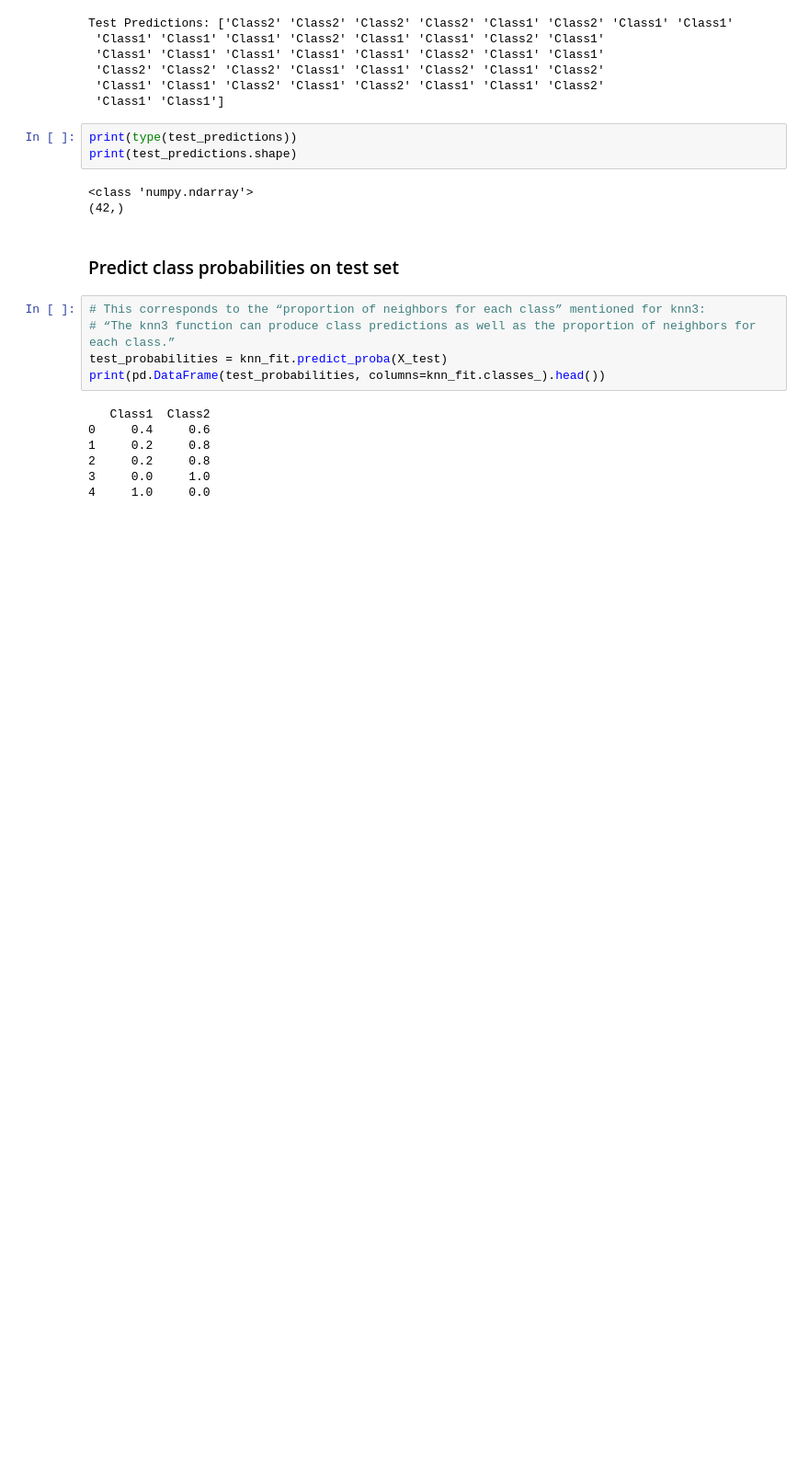
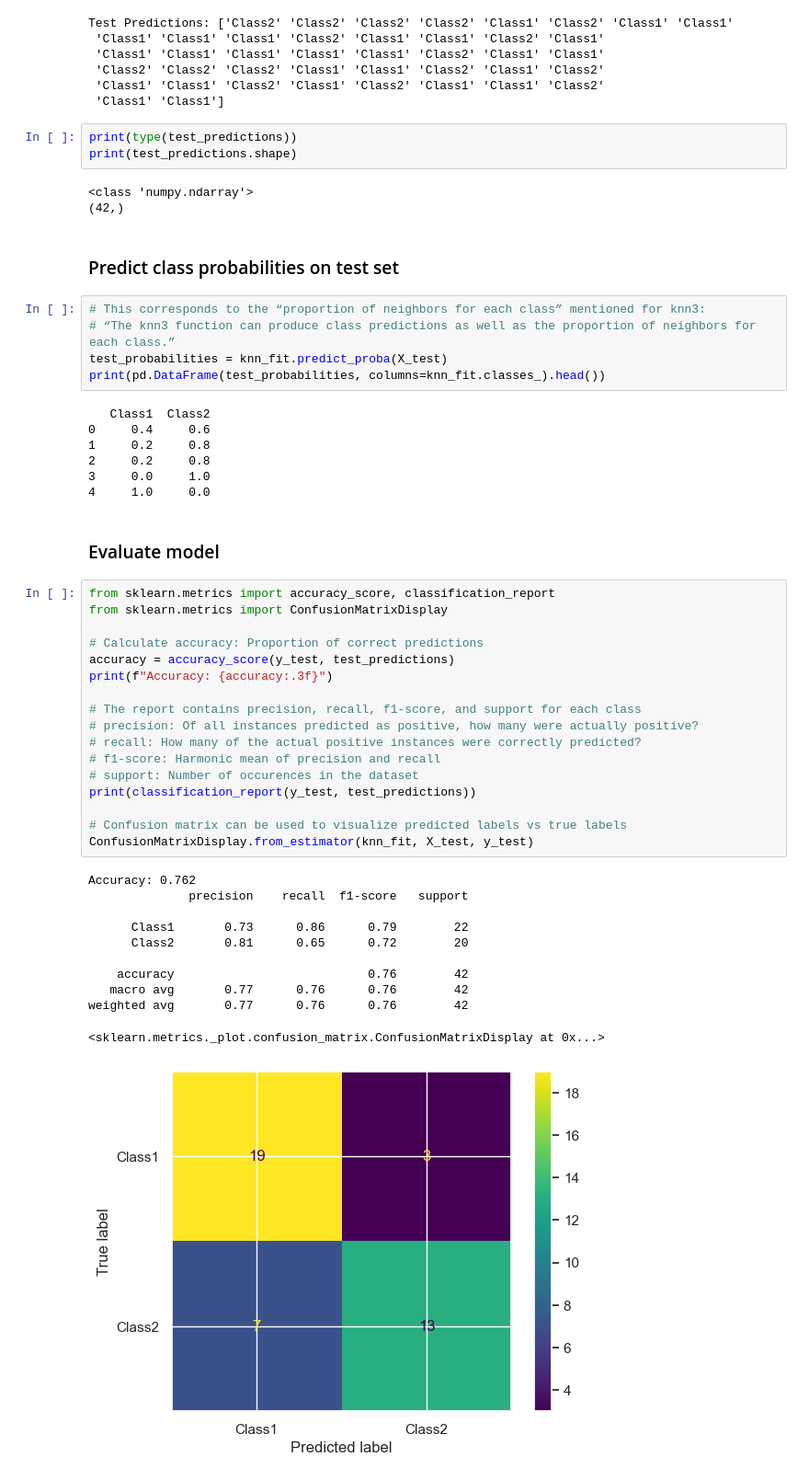
Before and after one commit to KABOSScodes/apm_projects, a Jupyter notebook: chapters/02_fitting_and_tuning/over-fitting_and_model_tuning.ipynb, the cells around one changed output. Shown: that part at 92% size. Drawn from its saved outputs; the diff is of its cells as text; blank space fills up the shorter version.

```diff
--- a/chapters/02_fitting_and_tuning/over-fitting_and_model_tuning.ipynb
+++ b/chapters/02_fitting_and_tuning/over-fitting_and_model_tuning.ipynb
@@ -155,3 +160,34 @@ print(pd.DataFrame(test_probabilities, columns=knn_fit.classes_).head())
 2     0.2     0.8
 3     0.0     1.0
 4     1.0     0.0
+# %% [markdown]
+### Evaluate model
+# %%
+from sklearn.metrics import accuracy_score, classification_report
+from sklearn.metrics import ConfusionMatrixDisplay
+
+# Calculate accuracy: Proportion of correct predictions
+accuracy = accuracy_score(y_test, test_predictions)
+print(f"Accuracy: {accuracy:.3f}")
+
+# The report contains precision, recall, f1-score, and support for each class
+# precision: Of all instances predicted as positive, how many were actually positive?
+# recall: How many of the actual positive instances were correctly predicted?
+# f1-score: Harmonic mean of precision and recall
+# support: Number of occurences in the dataset
+print(classification_report(y_test, test_predictions))
+
+# Confusion matrix can be used to visualize predicted labels vs true labels
+ConfusionMatrixDisplay.from_estimator(knn_fit, X_test, y_test)
+# %% [output]
+Accuracy: 0.762
+              precision    recall  f1-score   support
+
+      Class1       0.73      0.86      0.79        22
+      Class2       0.81      0.65      0.72        20
+
+    accuracy                           0.76        42
+   macro avg       0.77      0.76      0.76        42
+weighted avg       0.77      0.76      0.76        42
+<sklearn.metrics._plot.confusion_matrix.ConfusionMatrixDisplay at 0x...>
+[figure, added]
```
Also changed, not shown: parts of 19 cells of this notebook, 1 other file.
